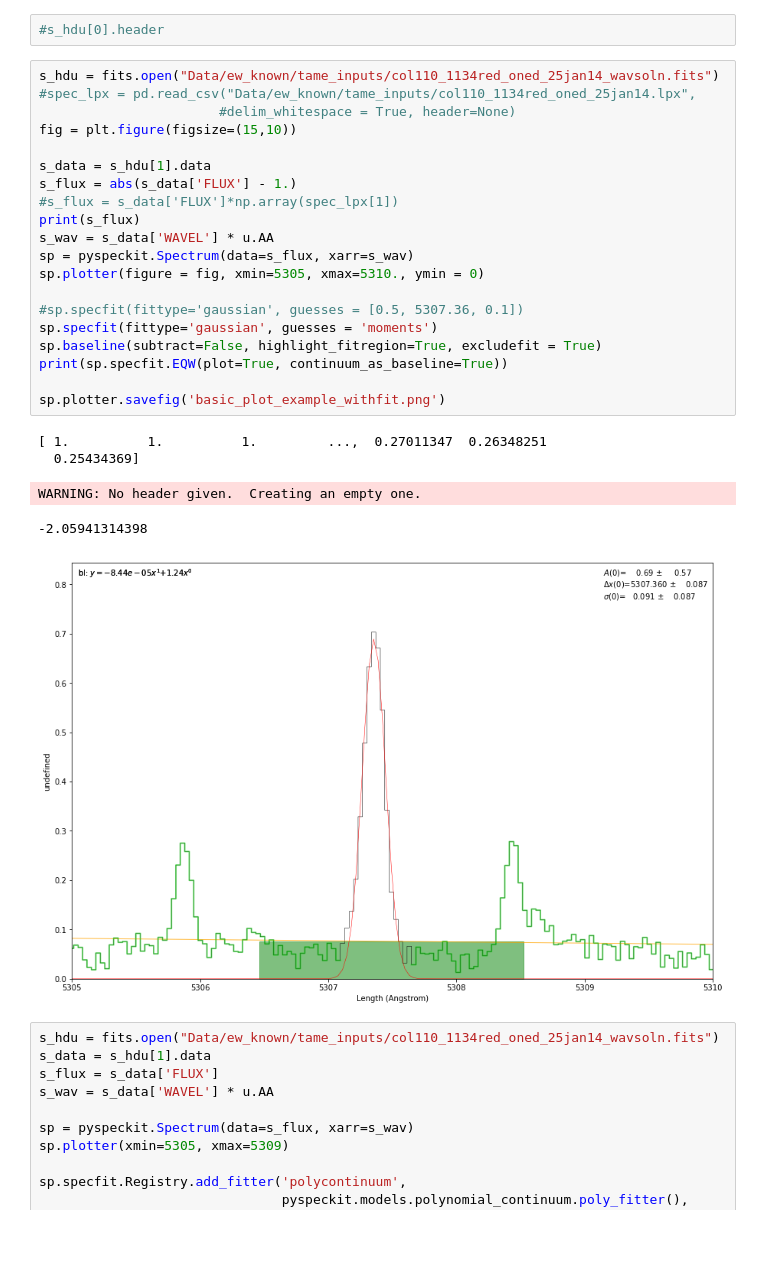
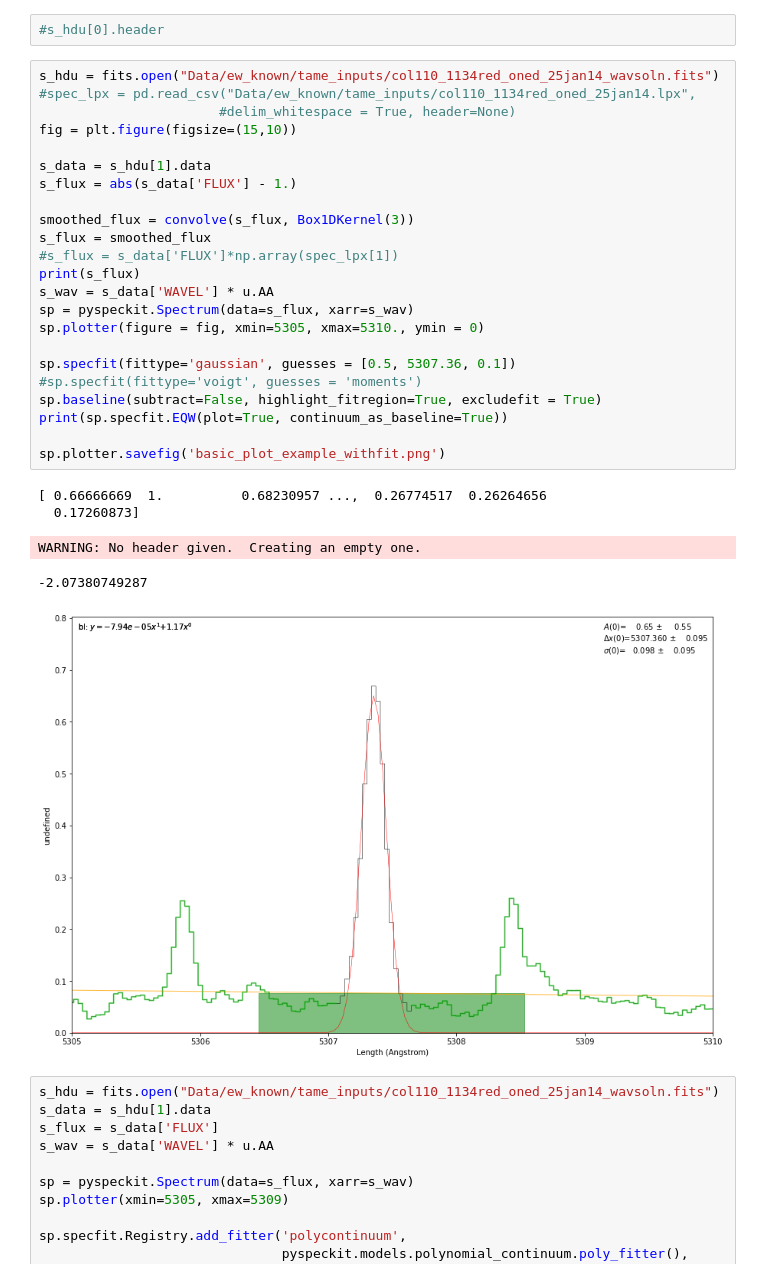
Before and after one commit to jkcarlberg/redgiant_planethosts, a Jupyter notebook: pyspeckit_test.ipynb, the cells around one changed output. Drawn from its saved outputs; the diff is of its cells as text; blank space fills up the shorter version.

```diff
--- a/pyspeckit_test.ipynb
+++ b/pyspeckit_test.ipynb
@@ -24,29 +25,32 @@ WARNING: No header given.  Creating an empty one.
 # %%
 s_hdu = fits.open("Data/ew_known/tame_inputs/col110_1134red_oned_25jan14_wavsoln.fits")
 #spec_lpx = pd.read_csv("Data/ew_known/tame_inputs/col110_1134red_oned_25jan14.lpx",
                        #delim_whitespace = True, header=None)
 fig = plt.figure(figsize=(15,10))
 
 s_data = s_hdu[1].data
 s_flux = abs(s_data['FLUX'] - 1.)
+
+smoothed_flux = convolve(s_flux, Box1DKernel(3))
+s_flux = smoothed_flux
 #s_flux = s_data['FLUX']*np.array(spec_lpx[1])
 print(s_flux)
 s_wav = s_data['WAVEL'] * u.AA
 sp = pyspeckit.Spectrum(data=s_flux, xarr=s_wav)
 sp.plotter(figure = fig, xmin=5305, xmax=5310., ymin = 0)
 
-#sp.specfit(fittype='gaussian', guesses = [0.5, 5307.36, 0.1])
-sp.specfit(fittype='gaussian', guesses = 'moments')
+sp.specfit(fittype='gaussian', guesses = [0.5, 5307.36, 0.1])
+#sp.specfit(fittype='voigt', guesses = 'moments')
 sp.baseline(subtract=False, highlight_fitregion=True, excludefit = True)
 print(sp.specfit.EQW(plot=True, continuum_as_baseline=True))
 
 sp.plotter.savefig('basic_plot_example_withfit.png')
 # %% [output]
-[ 1.          1.          1.         ...,  0.27011347  0.26348251
-  0.25434369]
+[ 0.66666669  1.          0.68230957 ...,  0.26774517  0.26264656
+  0.17260873]
 WARNING: No header given.  Creating an empty one.
--2.05941314398
+-2.07380749287
-[figure, old version]
+[figure, new version]
 # %%
 s_hdu = fits.open("Data/ew_known/tame_inputs/col110_1134red_oned_25jan14_wavsoln.fits")
 s_data = s_hdu[1].data
```
Also changed, not shown: parts of 2 cells of this notebook.
